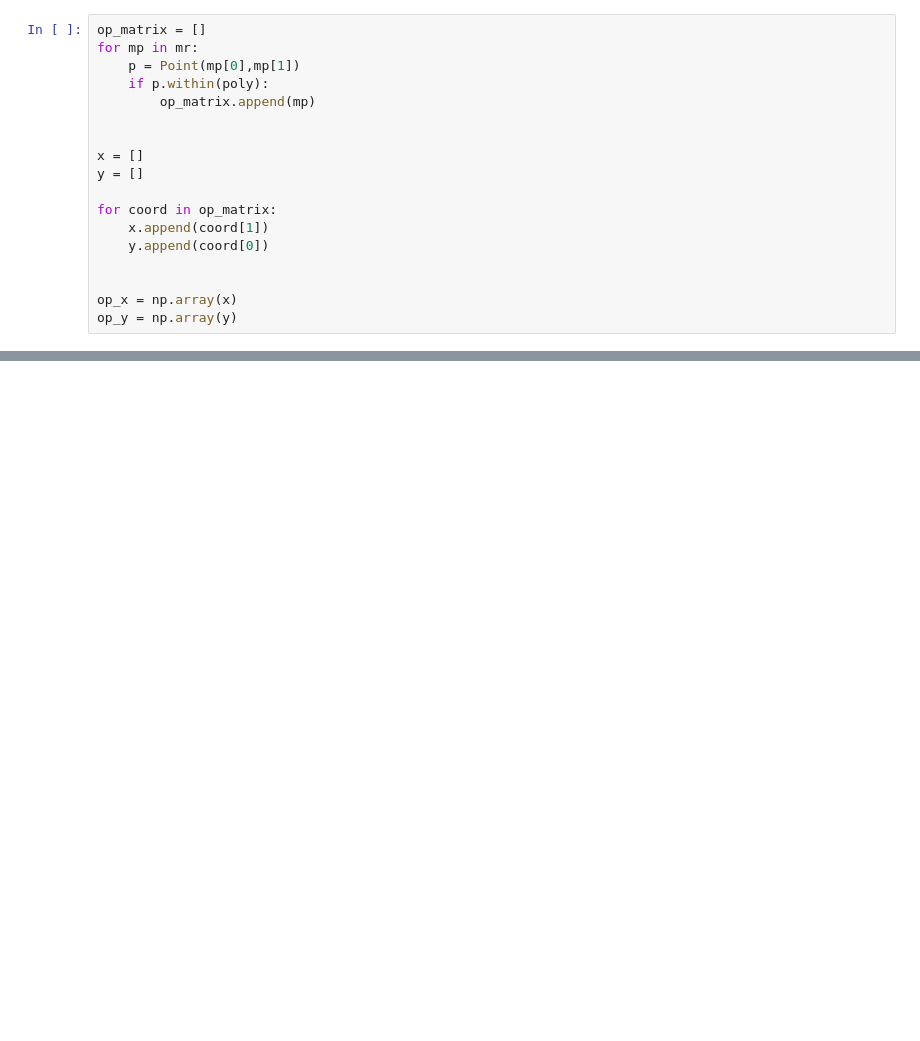
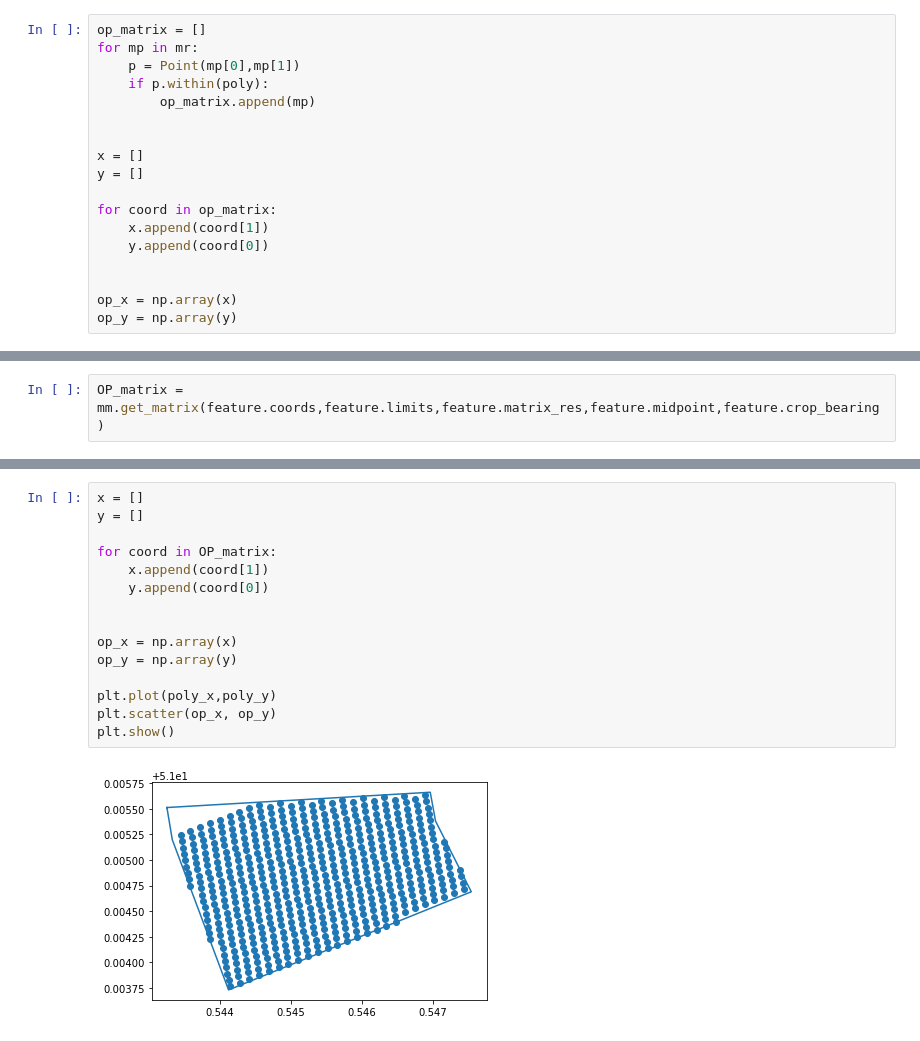
Before and after one commit to Wattersto08/GreenTouch_Viewer, a Jupyter notebook: sensor_point_calcs.ipynb, the cells around one changed output, grey strips where cells are left out. Drawn from its saved outputs; the diff is of its cells as text; blank space fills up the shorter version.

```diff
--- a/sensor_point_calcs.ipynb
+++ b/sensor_point_calcs.ipynb
@@ -169,0 +207,2 @@ len(op_x)
+# %%
+OP_matrix = mm.get_matrix(feature.coords,feature.limits,feature.matrix_res,feature.midpoint,feature.crop_bearing)
@@ -169,0 +217,17 @@ len(op_x)
+# %%
+x = []
+y = []
+
+for coord in OP_matrix:
+    x.append(coord[1])
+    y.append(coord[0])
+
+
+op_x = np.array(x)
+op_y = np.array(y)
+
+plt.plot(poly_x,poly_y)
+plt.scatter(op_x, op_y)
+plt.show()
+# %% [output]
+[figure, added]
```
Also changed, not shown: parts of 19 cells of this notebook, 5 other files.
